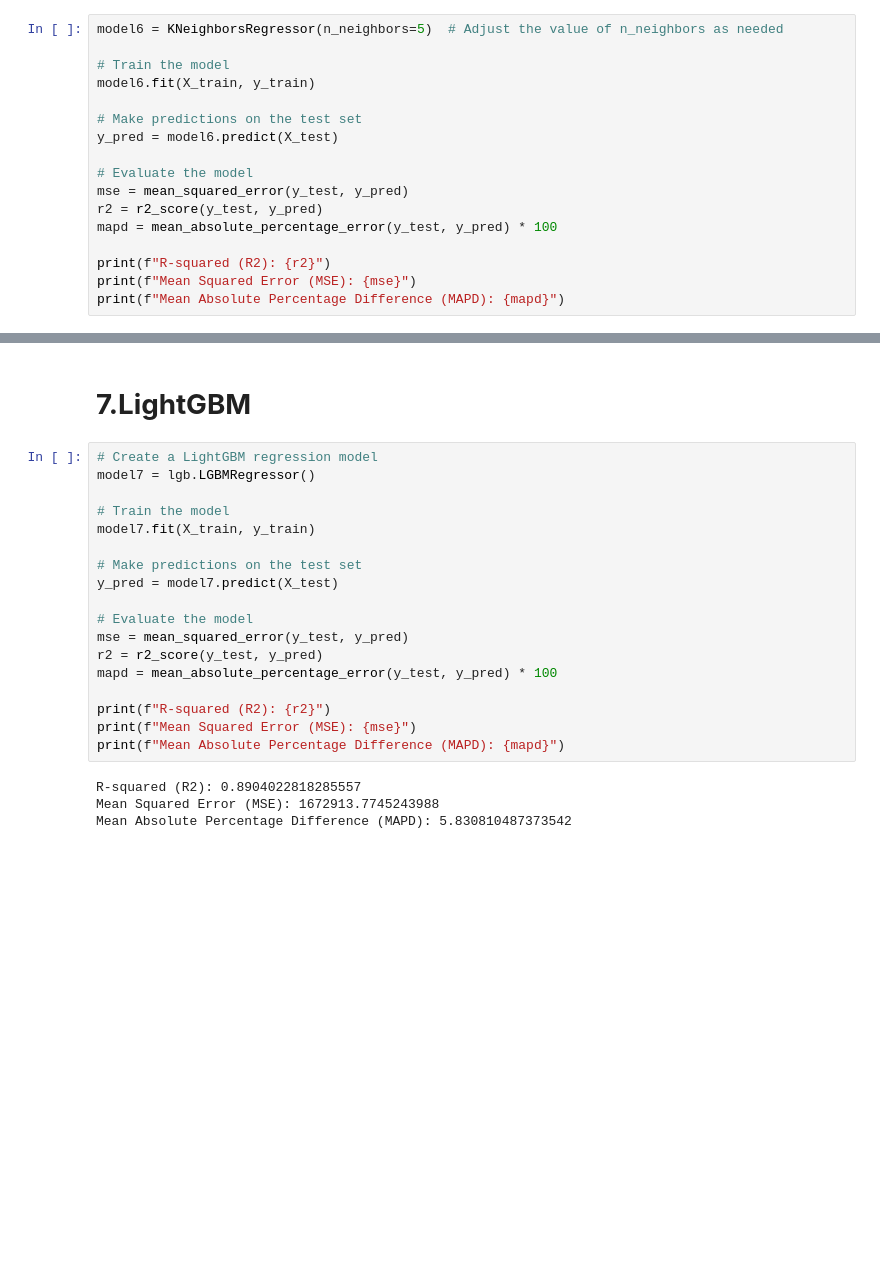
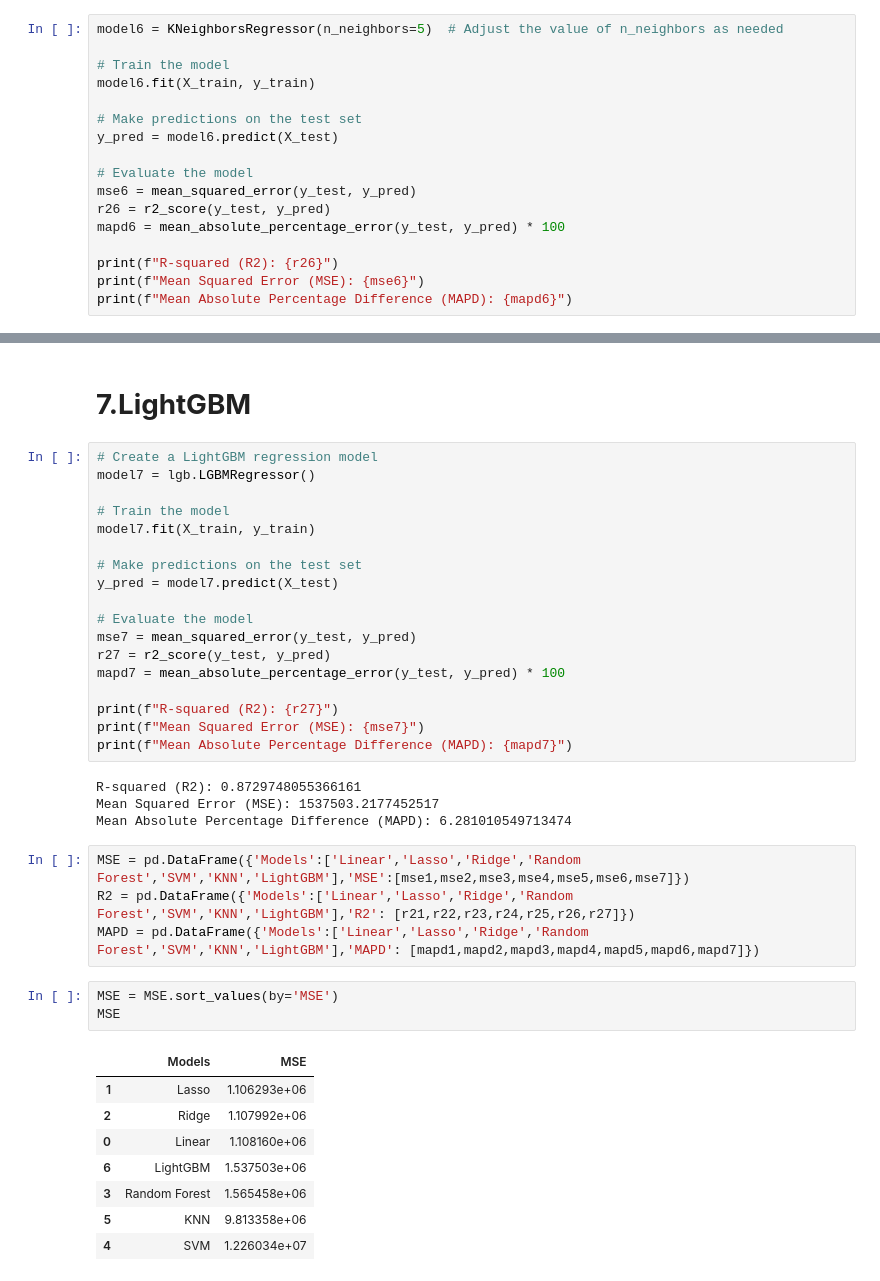
Before and after one commit to torchflash/MMAI831-AIOS-Assignment, a Jupyter notebook: Tony/AIOS_assignment.ipynb, the cells around one changed output, grey strips where cells are left out. Drawn from its saved outputs; the diff is of its cells as text; blank space fills up the shorter version.

```diff
--- a/Tony/AIOS_assignment.ipynb
+++ b/Tony/AIOS_assignment.ipynb
@@ -239,11 +259,11 @@ model6.fit(X_train, y_train)
 y_pred = model6.predict(X_test)
 
 # Evaluate the model
-mse = mean_squared_error(y_test, y_pred)
-r2 = r2_score(y_test, y_pred)
-mapd = mean_absolute_percentage_error(y_test, y_pred) * 100
+mse6 = mean_squared_error(y_test, y_pred)
+r26 = r2_score(y_test, y_pred)
+mapd6 = mean_absolute_percentage_error(y_test, y_pred) * 100
 
-print(f"R-squared (R2): {r2}")
-print(f"Mean Squared Error (MSE): {mse}")
-print(f"Mean Absolute Percentage Difference (MAPD): {mapd}")
+print(f"R-squared (R2): {r26}")
+print(f"Mean Squared Error (MSE): {mse6}")
+print(f"Mean Absolute Percentage Difference (MAPD): {mapd6}")
 # %% [output]
@@ -263,14 +283,30 @@ model7.fit(X_train, y_train)
 y_pred = model7.predict(X_test)
 
 # Evaluate the model
-mse = mean_squared_error(y_test, y_pred)
-r2 = r2_score(y_test, y_pred)
-mapd = mean_absolute_percentage_error(y_test, y_pred) * 100
+mse7 = mean_squared_error(y_test, y_pred)
+r27 = r2_score(y_test, y_pred)
+mapd7 = mean_absolute_percentage_error(y_test, y_pred) * 100
 
-print(f"R-squared (R2): {r2}")
-print(f"Mean Squared Error (MSE): {mse}")
-print(f"Mean Absolute Percentage Difference (MAPD): {mapd}")
+print(f"R-squared (R2): {r27}")
+print(f"Mean Squared Error (MSE): {mse7}")
+print(f"Mean Absolute Percentage Difference (MAPD): {mapd7}")
 # %% [output]
-R-squared (R2): 0.8904022818285557
-Mean Squared Error (MSE): 1672913.7745243988
-Mean Absolute Percentage Difference (MAPD): 5.830810487373542
+R-squared (R2): 0.8729748055366161
+Mean Squared Error (MSE): 1537503.2177452517
+Mean Absolute Percentage Difference (MAPD): 6.281010549713474
+# %%
+MSE = pd.DataFrame({'Models':['Linear','Lasso','Ridge','Random Forest','SVM','KNN','LightGBM'],'MSE':[mse1,mse2,mse3,mse4,mse5,mse6,mse7]})
+R2 = pd.DataFrame({'Models':['Linear','Lasso','Ridge','Random Forest','SVM','KNN','LightGBM'],'R2': [r21,r22,r23,r24,r25,r26,r27]})
+MAPD = pd.DataFrame({'Models':['Linear','Lasso','Ridge','Random Forest','SVM','KNN','LightGBM'],'MAPD': [mapd1,mapd2,mapd3,mapd4,mapd5,mapd6,mapd7]})
+# %%
+MSE = MSE.sort_values(by='MSE')
+MSE
+# %% [output]
+|  | Models | MSE |
+| 1 | Lasso | 1.106293e+06 |
+| 2 | Ridge | 1.107992e+06 |
+| 0 | Linear | 1.108160e+06 |
+| 6 | LightGBM | 1.537503e+06 |
+| 3 | Random Forest | 1.565458e+06 |
+| 5 | KNN | 9.813358e+06 |
+| 4 | SVM | 1.226034e+07 |
```
Also changed, not shown: parts of 21 cells of this notebook.
